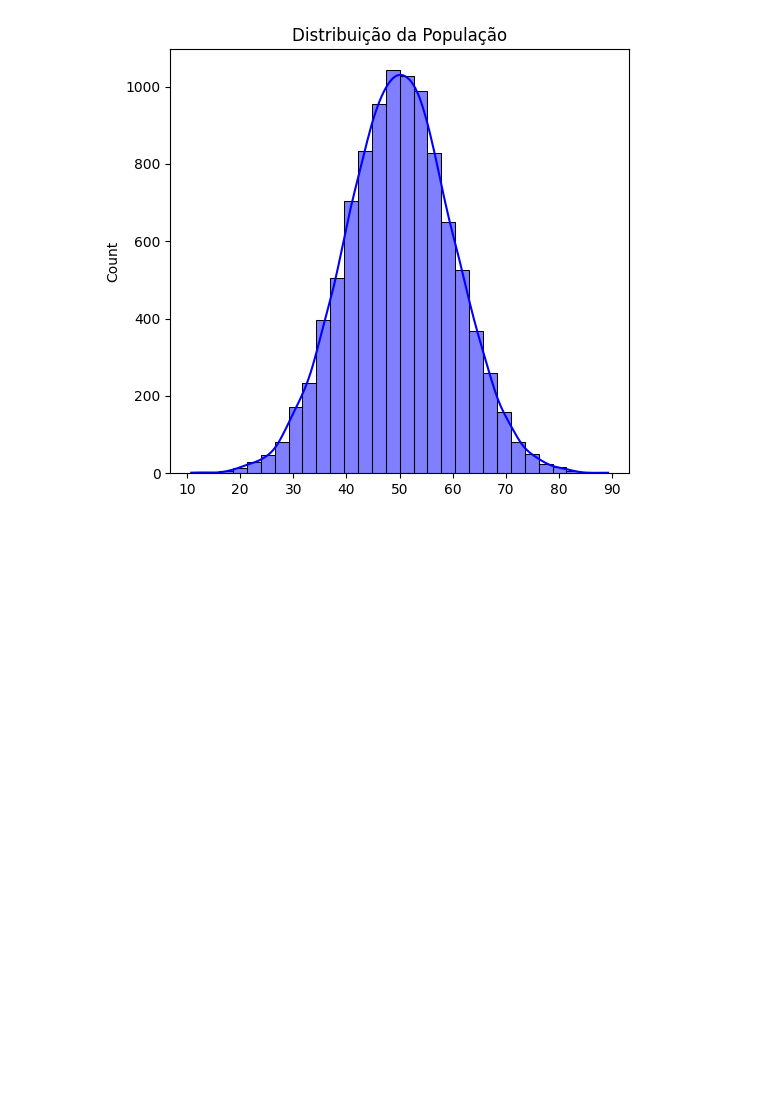
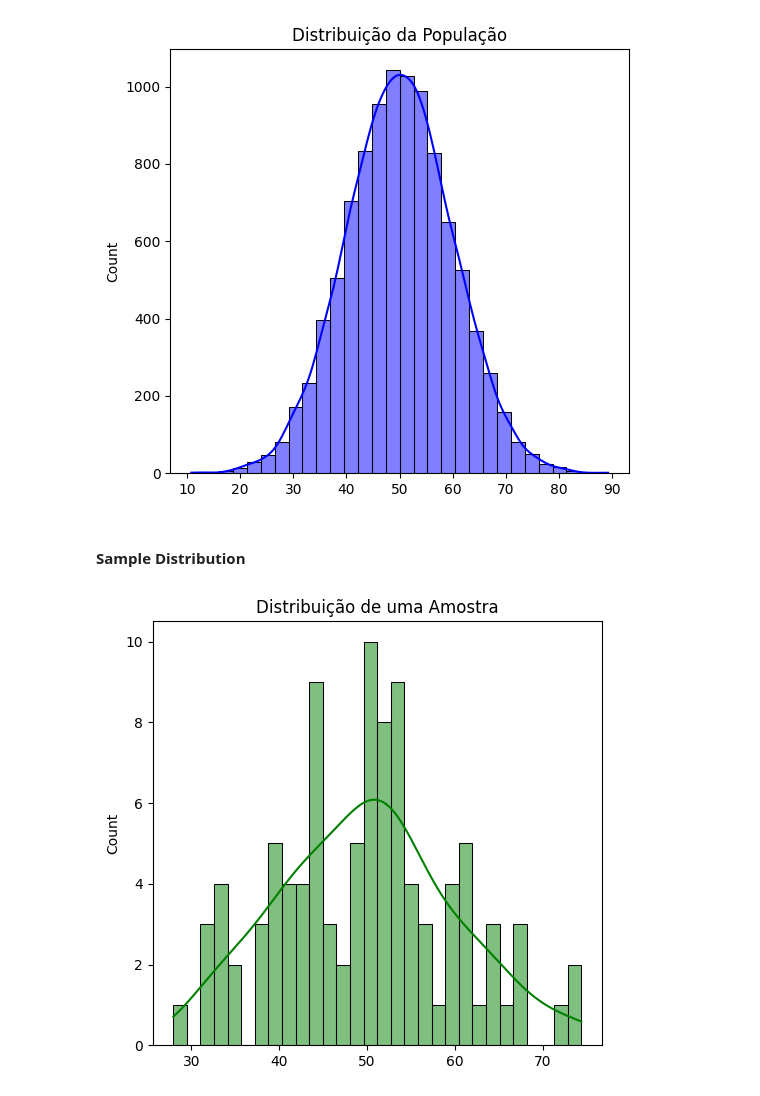
Before and after one commit to MatheuseduPinheiro/sampling-distributions-tlc-pvalue, a Jupyter notebook: index.ipynb, the cells around one changed output. Cells and saved outputs as stored; diff of their text form; code cells hidden in the pictures; blank space fills up the shorter version.

Commit message:
Plotação do Gráfico da Sample Distribuition

```diff
--- a/index.ipynb
+++ b/index.ipynb
@@ -63,3 +63,15 @@ plt.tight_layout()
 plt.show()
 # %% [output]
 [figure]
+# %% [markdown]
+#### Sample Distribution
+# %%
+plt.figure(figsize=(15,5))
+plt.subplot(1, 3, 2)
+sns.histplot(amostra, kde=True, color='green', bins=30)
+plt.title('Distribuição de uma Amostra')
+
+plt.tight_layout()
+plt.show()
+# %% [output]
+[figure, added]
```
